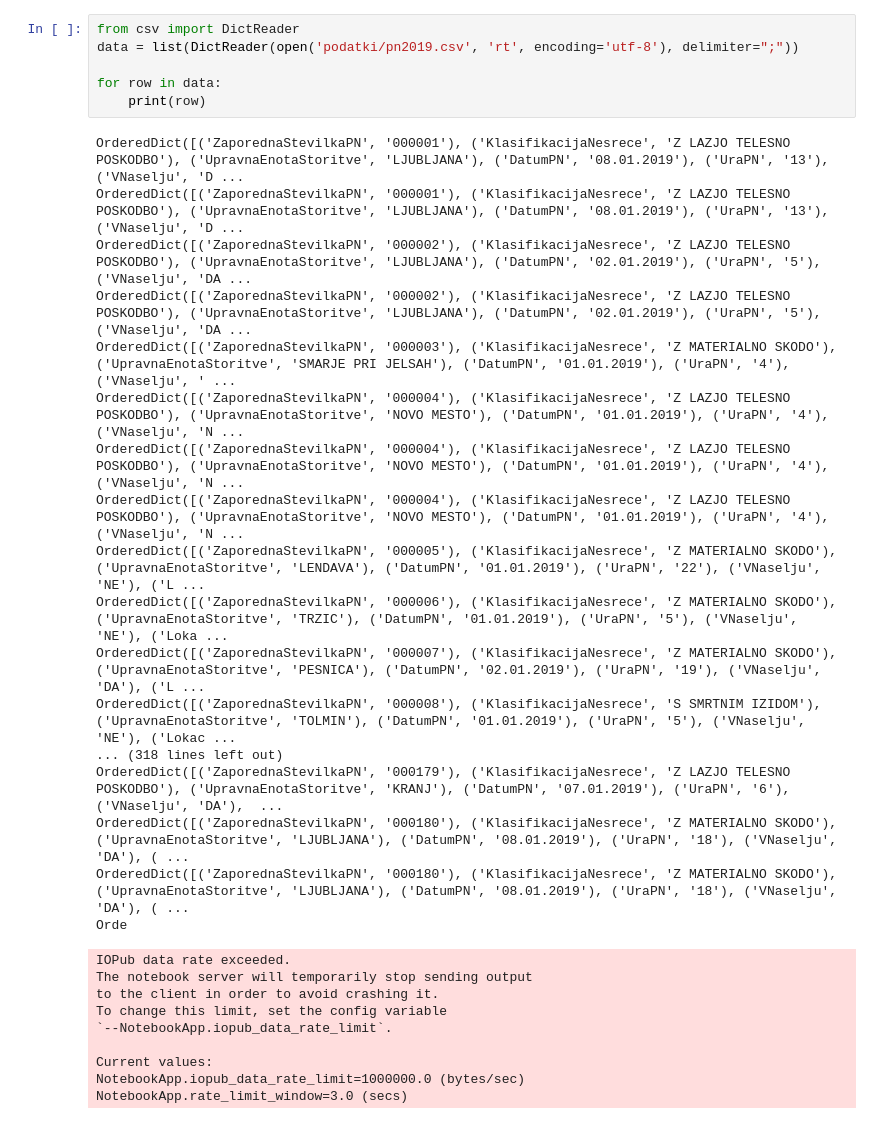
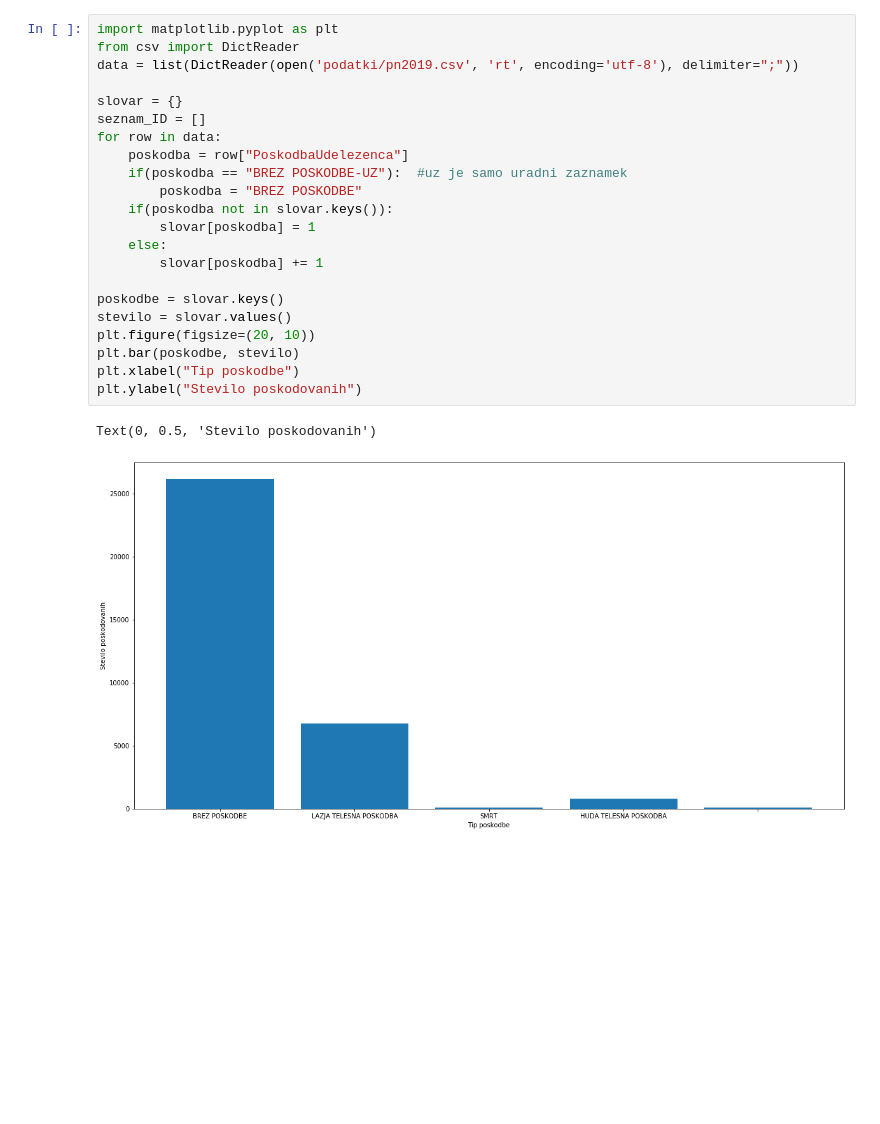
Before and after one commit to ozbej/PR20BOTGJ, a Jupyter notebook: Porocilo Jan.ipynb, the cells around one changed output. Saved outputs shown, nothing was run; the diff lists cells and outputs as text; blank space fills up the shorter version.

Commit message:
Oddan notebook za vmesno poročilo

```diff
--- a/Porocilo Jan.ipynb
+++ b/Porocilo Jan.ipynb
@@ -1,33 +1,25 @@
-# %%
-from csv import DictReader
-data = list(DictReader(open('podatki/pn2019.csv', 'rt', encoding='utf-8'), delimiter=";"))
-
-for row in data:
-    print(row)
-# %% [output]
-OrderedDict([('ZaporednaStevilkaPN', '000001'), ('KlasifikacijaNesrece', 'Z LAZJO TELESNO POSKODBO'), ('UpravnaEnotaStoritve', 'LJUBLJANA'), ('DatumPN', '08.01.2019'), ('UraPN', '13'), ('VNaselju', 'D ...
-OrderedDict([('ZaporednaStevilkaPN', '000001'), ('KlasifikacijaNesrece', 'Z LAZJO TELESNO POSKODBO'), ('UpravnaEnotaStoritve', 'LJUBLJANA'), ('DatumPN', '08.01.2019'), ('UraPN', '13'), ('VNaselju', 'D ...
-OrderedDict([('ZaporednaStevilkaPN', '000002'), ('KlasifikacijaNesrece', 'Z LAZJO TELESNO POSKODBO'), ('UpravnaEnotaStoritve', 'LJUBLJANA'), ('DatumPN', '02.01.2019'), ('UraPN', '5'), ('VNaselju', 'DA ...
-OrderedDict([('ZaporednaStevilkaPN', '000002'), ('KlasifikacijaNesrece', 'Z LAZJO TELESNO POSKODBO'), ('UpravnaEnotaStoritve', 'LJUBLJANA'), ('DatumPN', '02.01.2019'), ('UraPN', '5'), ('VNaselju', 'DA ...
-OrderedDict([('ZaporednaStevilkaPN', '000003'), ('KlasifikacijaNesrece', 'Z MATERIALNO SKODO'), ('UpravnaEnotaStoritve', 'SMARJE PRI JELSAH'), ('DatumPN', '01.01.2019'), ('UraPN', '4'), ('VNaselju', ' ...
-OrderedDict([('ZaporednaStevilkaPN', '000004'), ('KlasifikacijaNesrece', 'Z LAZJO TELESNO POSKODBO'), ('UpravnaEnotaStoritve', 'NOVO MESTO'), ('DatumPN', '01.01.2019'), ('UraPN', '4'), ('VNaselju', 'N ...
-OrderedDict([('ZaporednaStevilkaPN', '000004'), ('KlasifikacijaNesrece', 'Z LAZJO TELESNO POSKODBO'), ('UpravnaEnotaStoritve', 'NOVO MESTO'), ('DatumPN', '01.01.2019'), ('UraPN', '4'), ('VNaselju', 'N ...
-OrderedDict([('ZaporednaStevilkaPN', '000004'), ('KlasifikacijaNesrece', 'Z LAZJO TELESNO POSKODBO'), ('UpravnaEnotaStoritve', 'NOVO MESTO'), ('DatumPN', '01.01.2019'), ('UraPN', '4'), ('VNaselju', 'N ...
-OrderedDict([('ZaporednaStevilkaPN', '000005'), ('KlasifikacijaNesrece', 'Z MATERIALNO SKODO'), ('UpravnaEnotaStoritve', 'LENDAVA'), ('DatumPN', '01.01.2019'), ('UraPN', '22'), ('VNaselju', 'NE'), ('L ...
-OrderedDict([('ZaporednaStevilkaPN', '000006'), ('KlasifikacijaNesrece', 'Z MATERIALNO SKODO'), ('UpravnaEnotaStoritve', 'TRZIC'), ('DatumPN', '01.01.2019'), ('UraPN', '5'), ('VNaselju', 'NE'), ('Loka ...
-OrderedDict([('ZaporednaStevilkaPN', '000007'), ('KlasifikacijaNesrece', 'Z MATERIALNO SKODO'), ('UpravnaEnotaStoritve', 'PESNICA'), ('DatumPN', '02.01.2019'), ('UraPN', '19'), ('VNaselju', 'DA'), ('L ...
-OrderedDict([('ZaporednaStevilkaPN', '000008'), ('KlasifikacijaNesrece', 'S SMRTNIM IZIDOM'), ('UpravnaEnotaStoritve', 'TOLMIN'), ('DatumPN', '01.01.2019'), ('UraPN', '5'), ('VNaselju', 'NE'), ('Lokac ...
-... (318 lines left out)
-OrderedDict([('ZaporednaStevilkaPN', '000179'), ('KlasifikacijaNesrece', 'Z LAZJO TELESNO POSKODBO'), ('UpravnaEnotaStoritve', 'KRANJ'), ('DatumPN', '07.01.2019'), ('UraPN', '6'), ('VNaselju', 'DA'),  ...
-OrderedDict([('ZaporednaStevilkaPN', '000180'), ('KlasifikacijaNesrece', 'Z MATERIALNO SKODO'), ('UpravnaEnotaStoritve', 'LJUBLJANA'), ('DatumPN', '08.01.2019'), ('UraPN', '18'), ('VNaselju', 'DA'), ( ...
-OrderedDict([('ZaporednaStevilkaPN', '000180'), ('KlasifikacijaNesrece', 'Z MATERIALNO SKODO'), ('UpravnaEnotaStoritve', 'LJUBLJANA'), ('DatumPN', '08.01.2019'), ('UraPN', '18'), ('VNaselju', 'DA'), ( ...
-Orde
-IOPub data rate exceeded.
-The notebook server will temporarily stop sending output
-to the client in order to avoid crashing it.
-To change this limit, set the config variable
-`--NotebookApp.iopub_data_rate_limit`.
-
-Current values:
-NotebookApp.iopub_data_rate_limit=1000000.0 (bytes/sec)
-NotebookApp.rate_limit_window=3.0 (secs)
+# %%
+import matplotlib.pyplot as plt
+from csv import DictReader
+data = list(DictReader(open('podatki/pn2019.csv', 'rt', encoding='utf-8'), delimiter=";"))
+
+slovar = {}
+seznam_ID = []
+for row in data:
+    poskodba = row["PoskodbaUdelezenca"]
+    if(poskodba == "BREZ POSKODBE-UZ"):  #uz je samo uradni zaznamek
+        poskodba = "BREZ POSKODBE"
+    if(poskodba not in slovar.keys()):
+        slovar[poskodba] = 1
+    else:
+        slovar[poskodba] += 1
+
+poskodbe = slovar.keys()
+stevilo = slovar.values()
+plt.figure(figsize=(20, 10))
+plt.bar(poskodbe, stevilo)
+plt.xlabel("Tip poskodbe")
+plt.ylabel("Stevilo poskodovanih")
+# %% [output]
+Text(0, 0.5, 'Stevilo poskodovanih')
+[figure, added]
```
Also changed, not shown: parts of 4 cells of this notebook.
